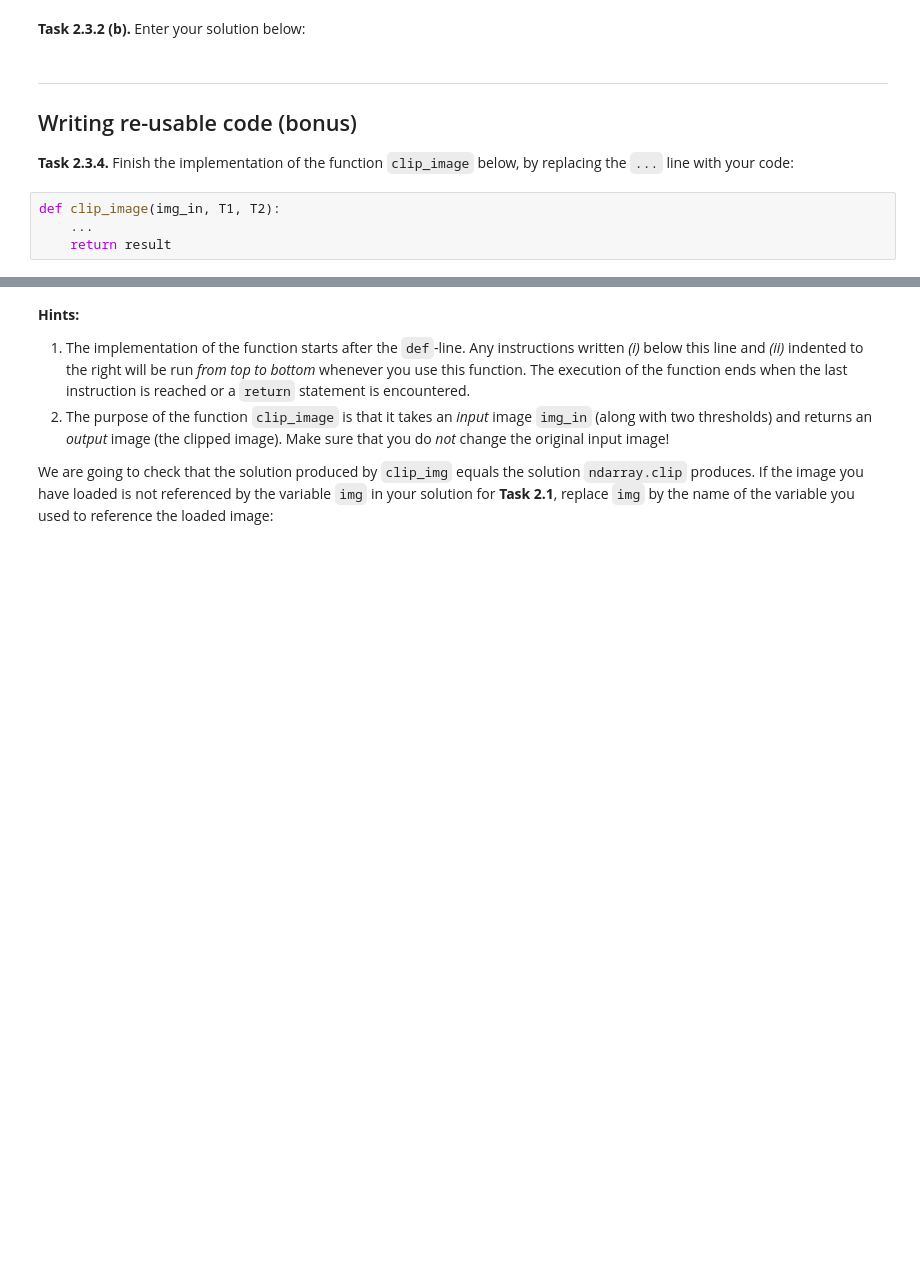
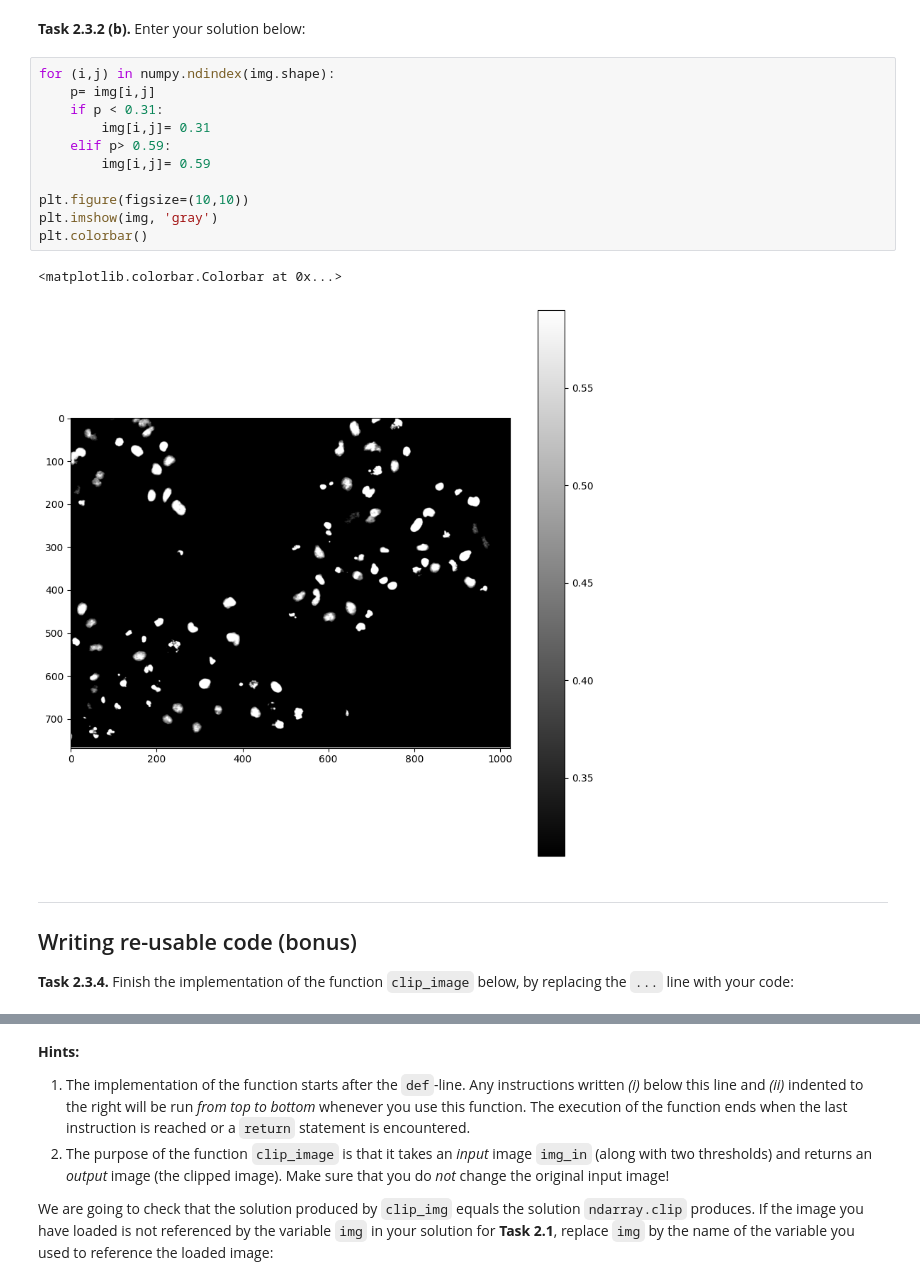
Before and after one commit to MichgibtEsnicht/mobi-fs3-python, a Jupyter notebook: task2.ipynb, the cells around one changed output, grey strips where cells are left out. Saved outputs shown, nothing was run; the diff lists cells and outputs as text; blank space fills up the shorter version.

```diff
--- a/task2.ipynb
+++ b/task2.ipynb
@@ -48,12 +89,22 @@ T2 = 0.59
 # %% [markdown]
 **<a id="#">Task 2.3.2 (b).</a>** Enter your solution below:
+# %%
+for (i,j) in numpy.ndindex(img.shape):
+    p= img[i,j]
+    if p < 0.31:
+        img[i,j]= 0.31
+    elif p> 0.59:
+        img[i,j]= 0.59
+
+plt.figure(figsize=(10,10))
+plt.imshow(img, 'gray')
+plt.colorbar()
+# %% [output]
+<matplotlib.colorbar.Colorbar at 0x...>
+[figure, added]
 # %% [markdown]
 ---
 
 ## Writing re-usable code (bonus)
 
 **<a id="#">Task 2.3.4.</a>** Finish the implementation of the function `clip_image` below, by replacing the `...` line with your code:
-# %%
-def clip_image(img_in, T1, T2):
-    ...
-    return result
```
Also changed, not shown: parts of 6 cells of this notebook.
